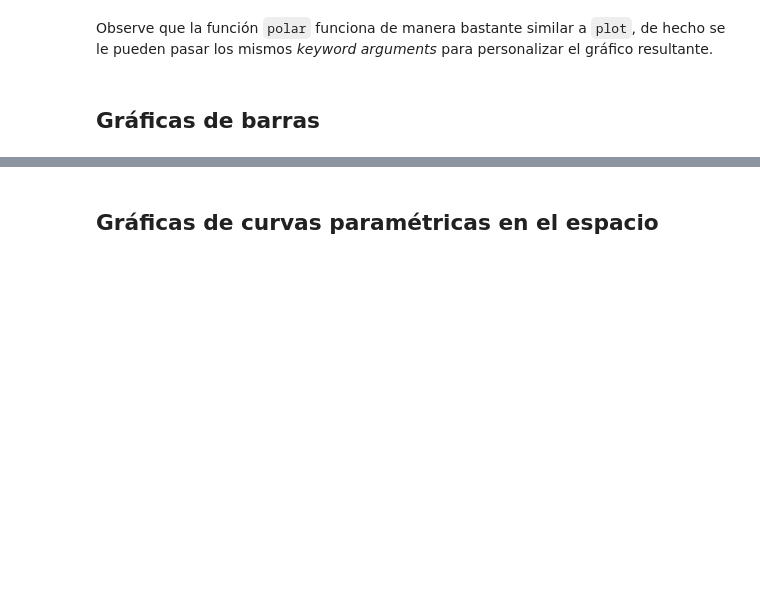
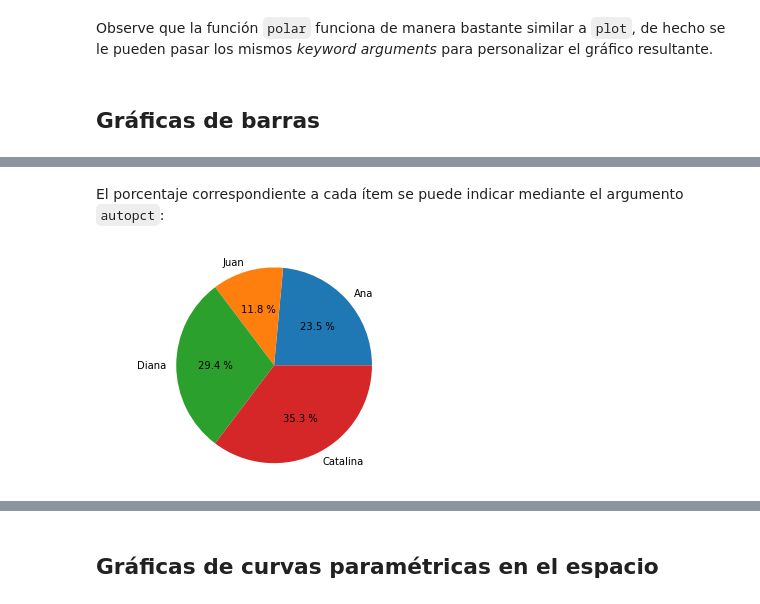
Before and after one commit to JorgeDeLosSantos/apuntes-python, a Jupyter notebook: Matplotlib, visualización gráfica.ipynb, the cells around one changed output, grey strips where cells are left out. Cells and saved outputs as stored; diff of their text form; code cells hidden in the pictures; blank space fills up the shorter version.

```diff
--- a/Matplotlib, visualización gráfica.ipynb
+++ b/Matplotlib, visualización gráfica.ipynb
@@ -274,0 +309,9 @@ Observe que la función `polar` funciona de manera bastante similar a `plot`, de
+# %% [markdown]
+El porcentaje correspondiente a cada ítem se puede indicar mediante el argumento `autopct`:
+# %%
+manzanas = [20,10,25,30]
+nombres = ["Ana","Juan","Diana","Catalina"]
+plt.pie(manzanas, labels=nombres, autopct="%0.1f %%")
+plt.axis("equal");
+# %% [output]
+[figure, added]
```
Also changed, not shown: parts of 11 cells of this notebook, 13 other files.
